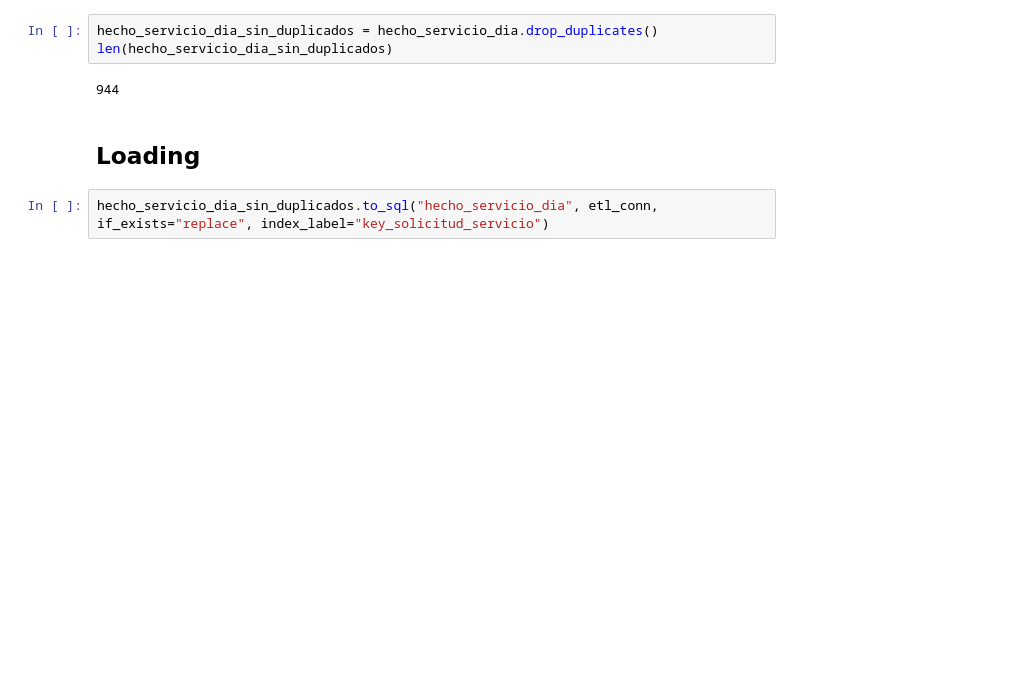
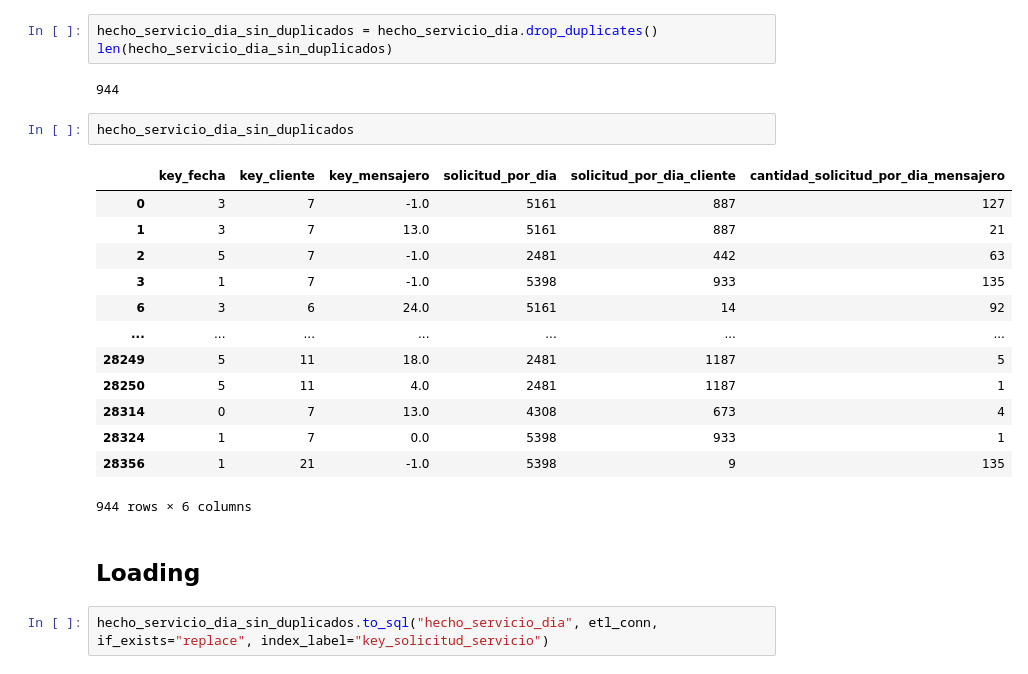
Before and after one commit to JabColV/datascience_project, a Jupyter notebook: segunda_entrega/hecho_servicio_dia.ipynb, the cells around one changed output. Cells and saved outputs as stored; diff of their text form; blank space fills up the shorter version.

```diff
--- a/segunda_entrega/hecho_servicio_dia.ipynb
+++ b/segunda_entrega/hecho_servicio_dia.ipynb
@@ -186,6 +179,22 @@ hecho_servicio_dia_sin_duplicados = hecho_servicio_dia.drop_duplicates()
 len(hecho_servicio_dia_sin_duplicados)
 # %% [output]
 944
+# %%
+hecho_servicio_dia_sin_duplicados
+# %% [output]
+|  | key_fecha | key_cliente | key_mensajero | solicitud_por_dia | solicitud_por_dia_cliente | cantidad_solicitud_por_dia_mensajero |
+| 0 | 3 | 7 | -1.0 | 5161 | 887 | 127 |
+| 1 | 3 | 7 | 13.0 | 5161 | 887 | 21 |
+| 2 | 5 | 7 | -1.0 | 2481 | 442 | 63 |
+| 3 | 1 | 7 | -1.0 | 5398 | 933 | 135 |
+| 6 | 3 | 6 | 24.0 | 5161 | 14 | 92 |
+| ... | ... | ... | ... | ... | ... | ... |
+| 28249 | 5 | 11 | 18.0 | 2481 | 1187 | 5 |
+| 28250 | 5 | 11 | 4.0 | 2481 | 1187 | 1 |
+| 28314 | 0 | 7 | 13.0 | 4308 | 673 | 4 |
+| 28324 | 1 | 7 | 0.0 | 5398 | 933 | 1 |
+| 28356 | 1 | 21 | -1.0 | 5398 | 9 | 135 |
+944 rows × 6 columns
 # %% [markdown]
 ## Loading
 # %%
```
Also changed, not shown: parts of 2 cells of this notebook, 3 other files.
